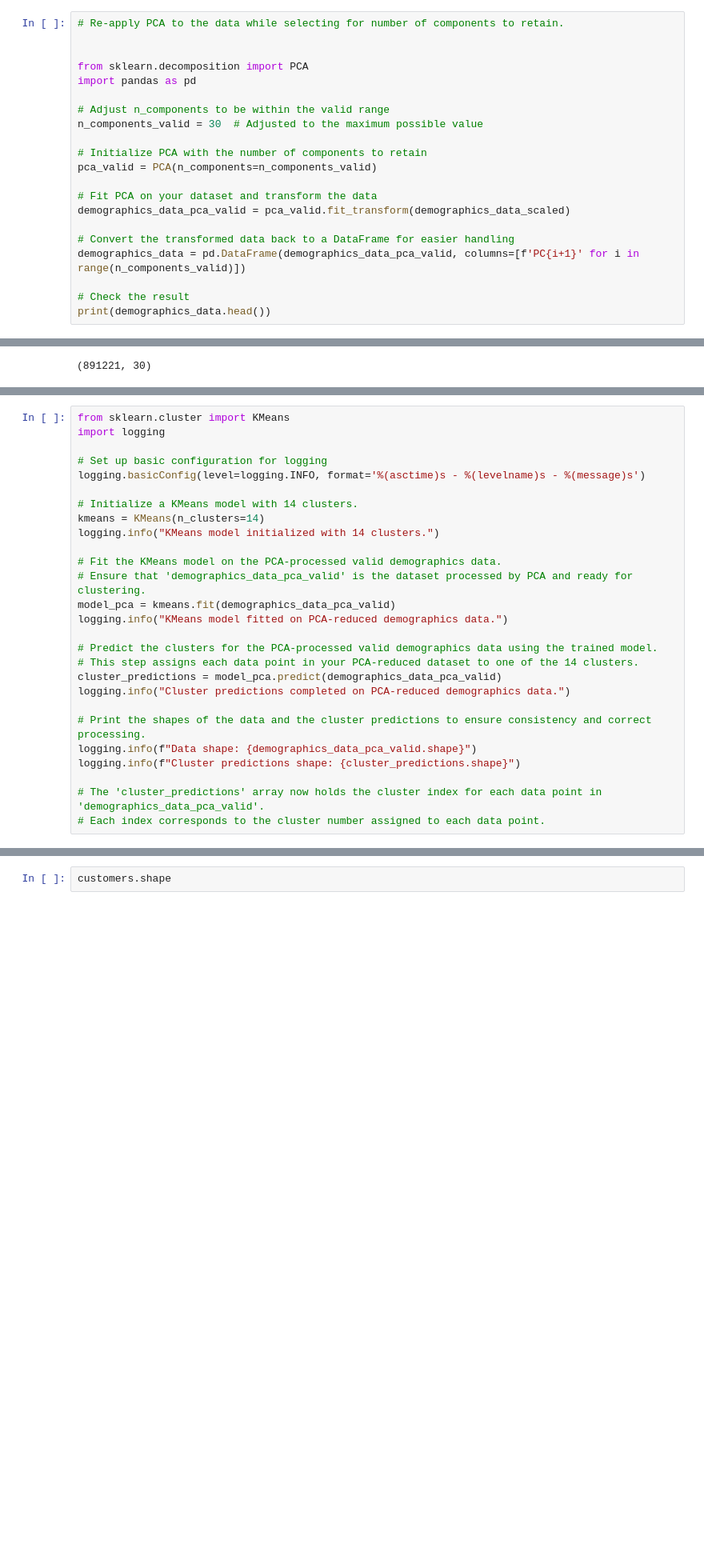
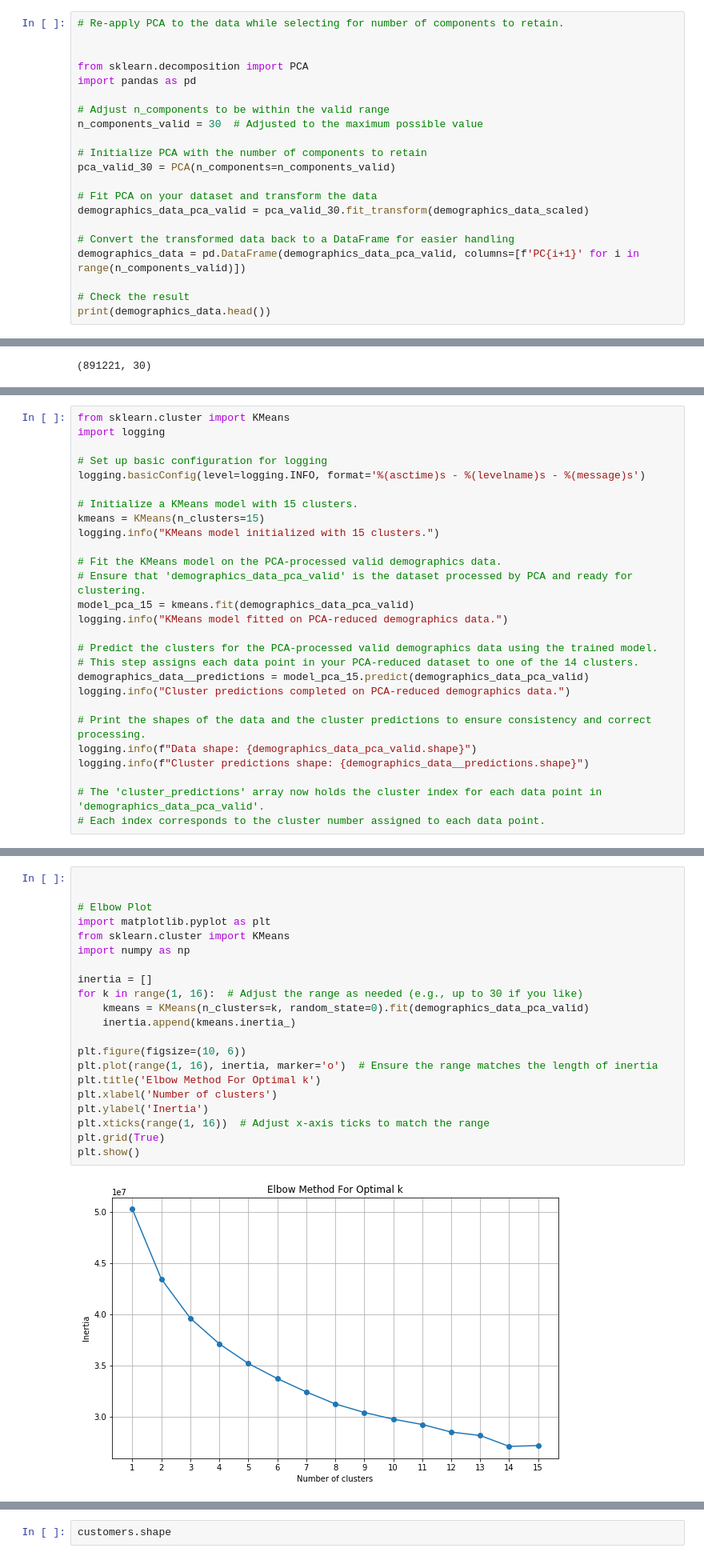
Before and after one commit to rhelton21/Identify-customer-segments, a Jupyter notebook: Identify_Customer_Segments.ipynb, the cells around one changed output, grey strips where cells are left out. Shown at 80% size. Cells and saved outputs as stored; diff of their text form; blank space fills up the shorter version.

```diff
--- a/Identify_Customer_Segments.ipynb
+++ b/Identify_Customer_Segments.ipynb
@@ -1382,10 +1617,10 @@ import pandas as pd
 n_components_valid = 30  # Adjusted to the maximum possible value
 
 # Initialize PCA with the number of components to retain
-pca_valid = PCA(n_components=n_components_valid)
+pca_valid_30 = PCA(n_components=n_components_valid)
 
 # Fit PCA on your dataset and transform the data
-demographics_data_pca_valid = pca_valid.fit_transform(demographics_data_scaled)
+demographics_data_pca_valid = pca_valid_30.fit_transform(demographics_data_scaled)
 
 # Convert the transformed data back to a DataFrame for easier handling
 demographics_data = pd.DataFrame(demographics_data_pca_valid, columns=[f'PC{i+1}' for i in range(n_components_valid)])
@@ -1672,23 +1821,23 @@ import logging
 # Set up basic configuration for logging
 logging.basicConfig(level=logging.INFO, format='%(asctime)s - %(levelname)s - %(message)s')
 
-# Initialize a KMeans model with 14 clusters.
-kmeans = KMeans(n_clusters=14)
-logging.info("KMeans model initialized with 14 clusters.")
+# Initialize a KMeans model with 15 clusters.
+kmeans = KMeans(n_clusters=15)
+logging.info("KMeans model initialized with 15 clusters.")
 
 # Fit the KMeans model on the PCA-processed valid demographics data.
 # Ensure that 'demographics_data_pca_valid' is the dataset processed by PCA and ready for clustering.
-model_pca = kmeans.fit(demographics_data_pca_valid)
+model_pca_15 = kmeans.fit(demographics_data_pca_valid)
 logging.info("KMeans model fitted on PCA-reduced demographics data.")
 
 # Predict the clusters for the PCA-processed valid demographics data using the trained model.
 # This step assigns each data point in your PCA-reduced dataset to one of the 14 clusters.
-cluster_predictions = model_pca.predict(demographics_data_pca_valid)
+demographics_data__predictions = model_pca_15.predict(demographics_data_pca_valid)
 logging.info("Cluster predictions completed on PCA-reduced demographics data.")
 
 # Print the shapes of the data and the cluster predictions to ensure consistency and correct processing.
 logging.info(f"Data shape: {demographics_data_pca_valid.shape}")
-logging.info(f"Cluster predictions shape: {cluster_predictions.shape}")
+logging.info(f"Cluster predictions shape: {demographics_data__predictions.shape}")
 
 # The 'cluster_predictions' array now holds the cluster index for each data point in 'demographics_data_pca_valid'.
 # Each index corresponds to the cluster number assigned to each data point.
@@ -1731,0 +1850,23 @@ plt.show()
+# %%
+
+
+# Elbow Plot
+import matplotlib.pyplot as plt
+from sklearn.cluster import KMeans
+import numpy as np
+
+inertia = []
+for k in range(1, 16):  # Adjust the range as needed (e.g., up to 30 if you like)
+    kmeans = KMeans(n_clusters=k, random_state=0).fit(demographics_data_pca_valid)
+    inertia.append(kmeans.inertia_)
+
+plt.figure(figsize=(10, 6))
+plt.plot(range(1, 16), inertia, marker='o')  # Ensure the range matches the length of inertia
+plt.title('Elbow Method For Optimal k')
+plt.xlabel('Number of clusters')
+plt.ylabel('Inertia')
+plt.xticks(range(1, 16))  # Adjust x-axis ticks to match the range
+plt.grid(True)
+plt.show()
+# %% [output]
+[figure, added]
```
Also changed, not shown: parts of 70 cells of this notebook, 1 other file.
